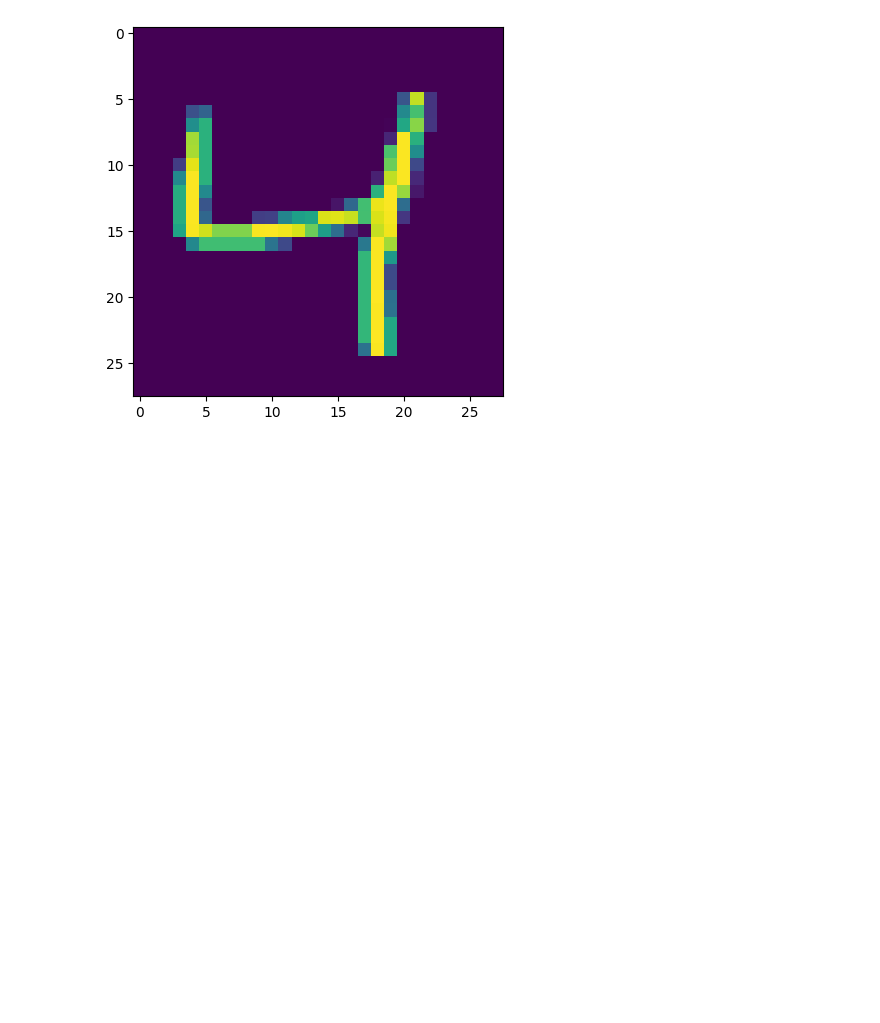
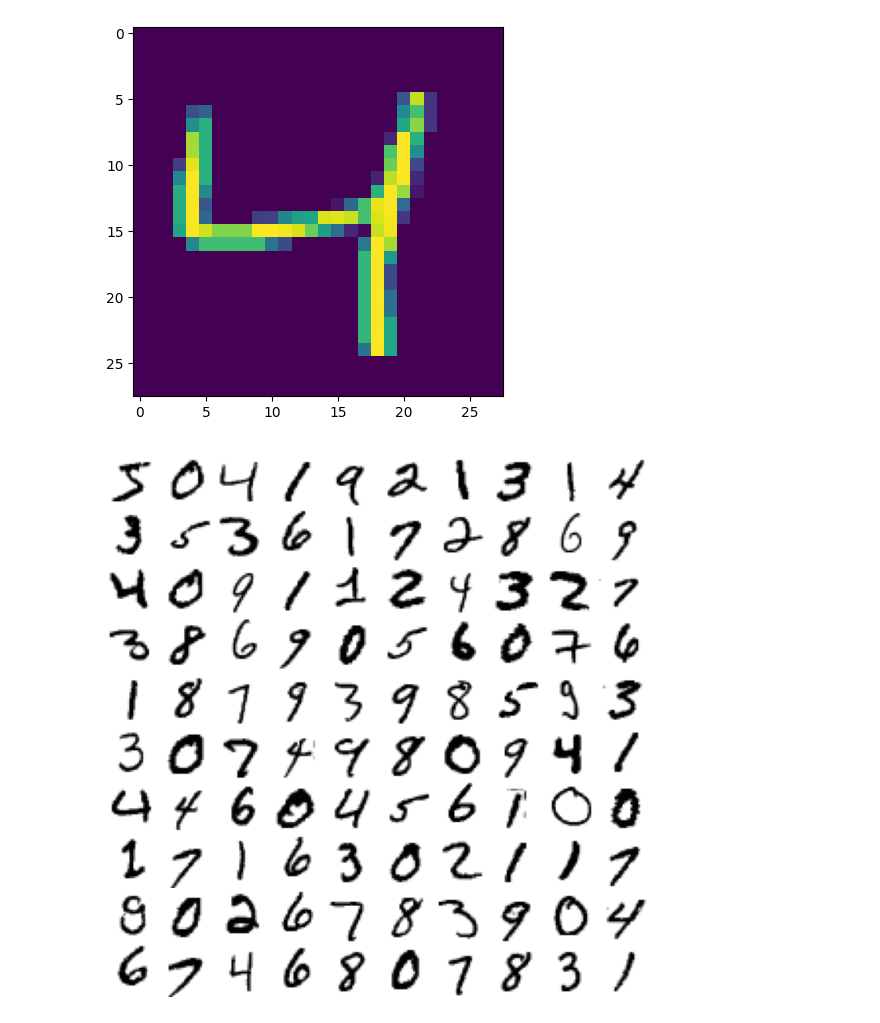
Before and after one commit to Vishal80990/Bollywood_Movie_and_SA_Heart_Data_Analysis, a Jupyter notebook: Untitled1.ipynb, the cells around one changed output. Drawn from its saved outputs; the diff is of its cells as text; code cells hidden in the pictures; blank space fills up the shorter version.

Commit message:
auto save by knights-watch

```diff
--- a/Untitled1.ipynb
+++ b/Untitled1.ipynb
@@ -86,3 +86,21 @@ y[2]
 # %% [output]
 '4'
 [figure]
+# %%
+import matplotlib.pyplot as plt
+
+def plot_digit(image_data):
+    image = image_data.reshape(28, 28)
+    plt.imshow(image, cmap="binary")
+    plt.axis("off")
+
+# extra code – this cell generates and saves Figure 3–2
+plt.figure(figsize=(9, 9))
+for idx, image_data in enumerate(X[:100]):
+    plt.subplot(10, 10, idx + 1)
+    plot_digit(image_data)
+plt.subplots_adjust(wspace=0, hspace=0)
+save_fig("more_digits_plot", tight_layout=False)
+plt.show()
+# %% [output]
+[figure, added]
```
Also changed, not shown: parts of 2 cells of this notebook.
